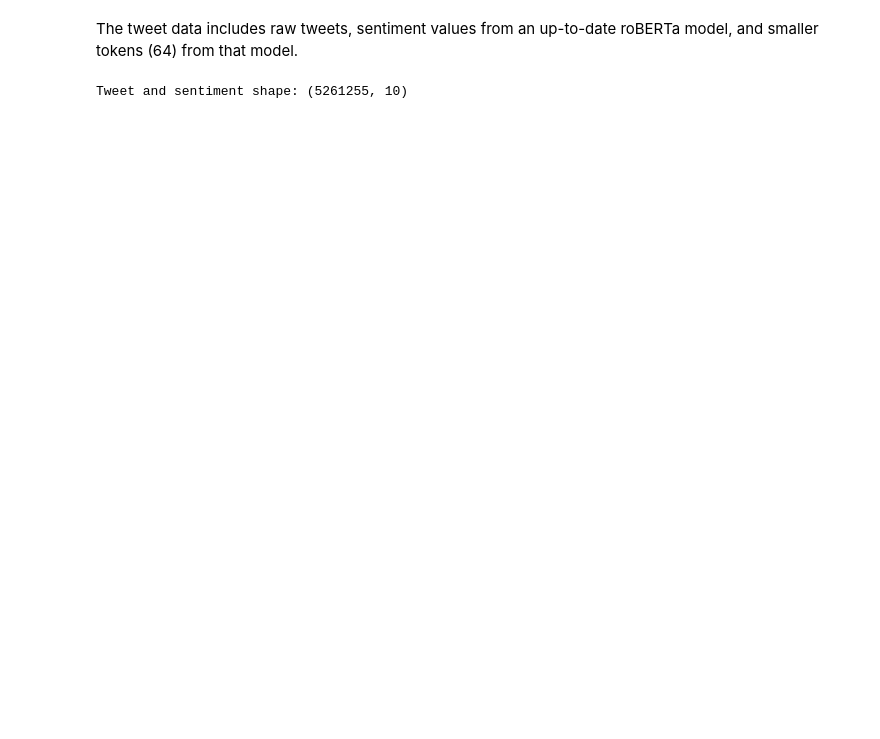
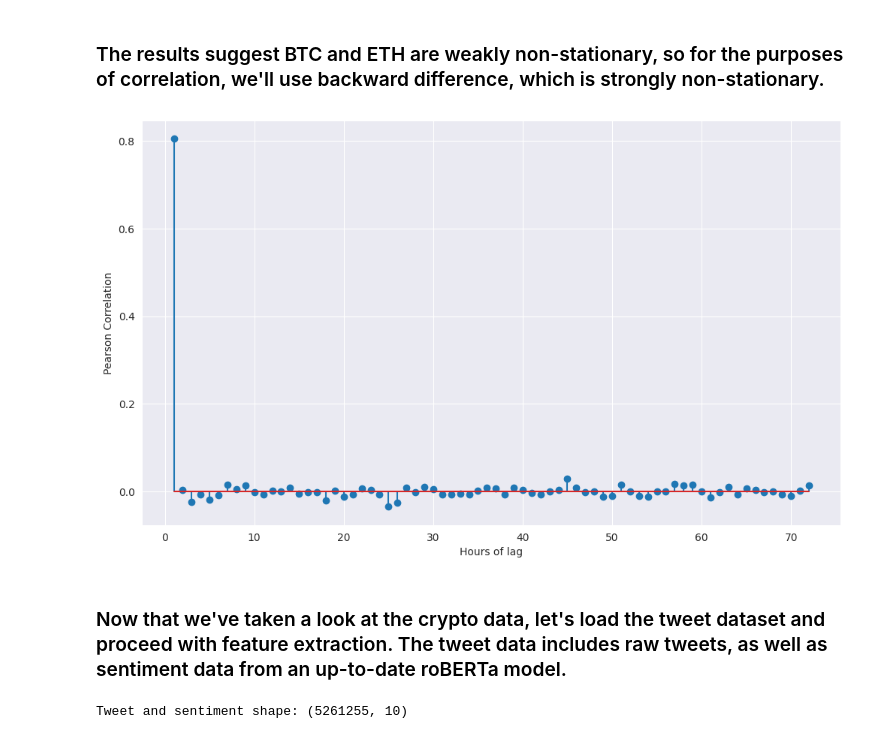
Before and after one commit to tyarosevich/decrypto, a Jupyter notebook: local_analysis/forecasting/eval_forecast_models.ipynb, the cells around one changed output. Drawn from its saved outputs; the diff is of its cells as text; code cells hidden in the pictures; blank space fills up the shorter version.

Commit message:
Added a test for tweet feature extraction. Some nb updates, lagged CCF test.

```diff
--- a/local_analysis/forecasting/eval_forecast_models.ipynb
+++ b/local_analysis/forecasting/eval_forecast_models.ipynb
@@ -33,3 +75,26 @@ Index(['unix', 'date', 'symbol', 'open', 'high', 'low', 'close', 'Volume USD',
+# %% [markdown]
+### The results suggest BTC and ETH are weakly non-stationary, so for the purposes of correlation, we'll use backward difference, which is strongly non-stationary.
+# %%
+# Need to line up the BTC/ETH datasets first, they don't have precisely the same date records. Ether winds up having a few NULL values, but trivially small in number, so we'll just forward fill.
+df_btc_eth = df_bitcoin[['date', 'close']].merge(dct_coin_tables['ETH'][['date', 'close']], how='left', on='date', suffixes=['_btc', '_eth'])
+df_btc_eth['close_eth'] = df_btc_eth['close_eth'].ffill()
+
+btc_close_diff = np.diff(df_btc_eth['close_btc'].to_numpy())
+eth_close_diff = np.diff(df_btc_eth['close_eth'].to_numpy())
+
+# I want to look at lag intervals of one hour, i.e. each row of the crypto datasets, so luckily there's no need to do anything special. Let's look at a lag of up to 72 hours.
+lag_vals = 72
+conf_interv = 0.05
+lagged_corr, lag_conf_intervals = ccf(btc_close_diff, eth_close_diff, nlags=lag_vals, alpha=conf_interv)
+
+fig, ax = plt.subplots(nrows=1, ncols=1, figsize=(12, 7))
+x = range(1, lag_vals + 1, 1)
+plt.stem(x, lagged_corr, label='Lagged Cross-Correlation between BTC and ETH')
+ax.set_xlabel('Hours of lag')
+ax.set_ylabel('Pearson Correlation')
+plt.show()
+# %% [output]
+[figure, added]
 # %% [markdown]
-The tweet data includes raw tweets, sentiment values from an up-to-date roBERTa model, and smaller tokens (64) from that model.
+### Now that we've taken a look at the crypto data, let's load the tweet dataset and proceed with feature extraction. The tweet data includes raw tweets, as well as sentiment data from an up-to-date roBERTa model.
 # %%
```
Also changed, not shown: parts of 20 cells of this notebook, 2 other files.
